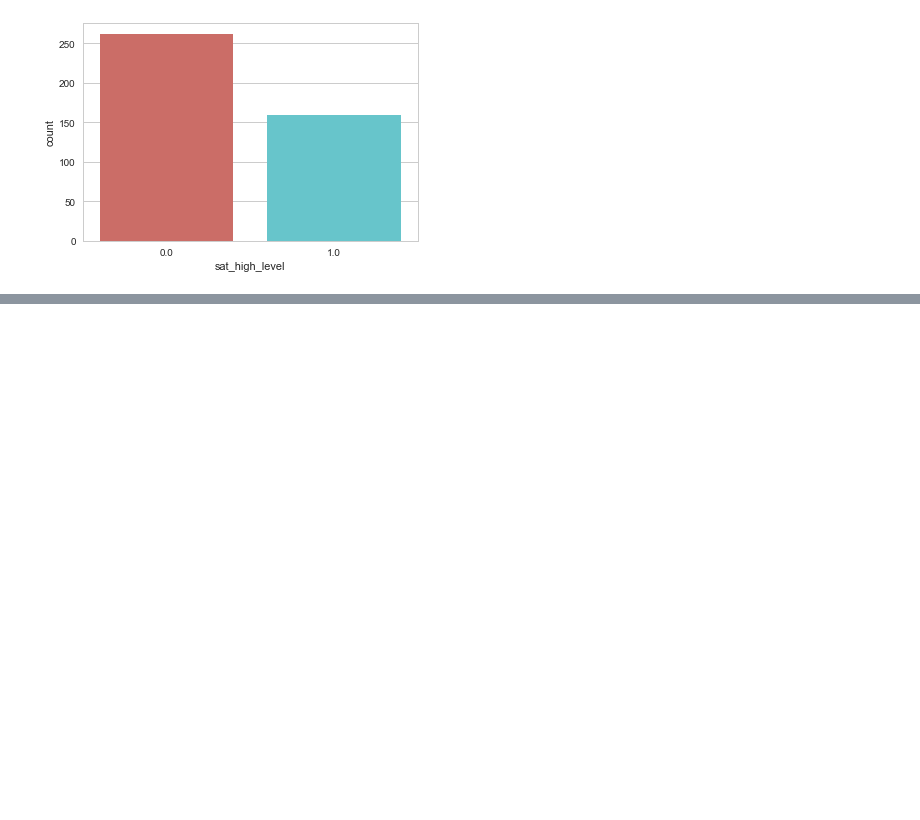
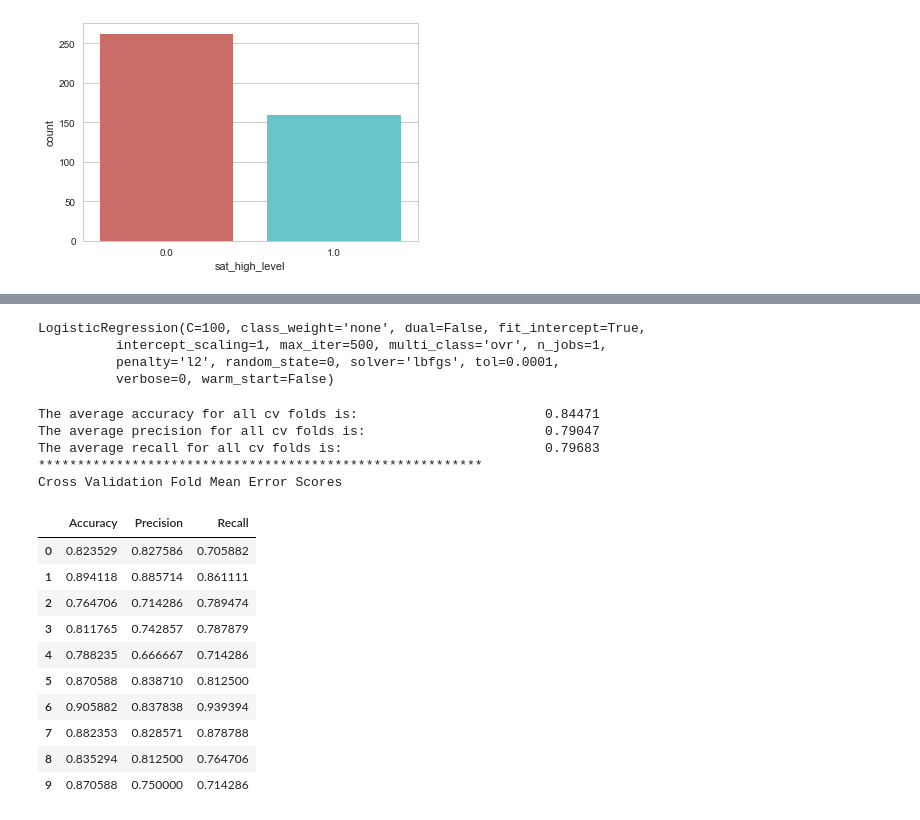
Before and after one commit to jeffweltman/MSDS7331, a Jupyter notebook: Jeff-MiniProject1.ipynb, the cells around one changed output, grey strips where cells are left out. Drawn from its saved outputs; the diff is of its cells as text; code cells hidden in the pictures; blank space fills up the shorter version.

```diff
--- a/Jeff-MiniProject1.ipynb
+++ b/Jeff-MiniProject1.ipynb
@@ -98,0 +102,25 @@ avg / total       0.88      0.88      0.88       336
+# %%
+#Logisitic regression 10-fold cross-validation
+from sklearn.linear_model import LogisticRegression
+regEstimator = LogisticRegression()
+
+
+parameters = { 'penalty':['l2']
+              ,'C': [0.001, 0.01, 0.1, 1, 10, 100, 1000]
+              ,'class_weight': ['balanced', 'none']
+              ,'random_state': [0]
+              ,'solver': ['lbfgs']
+              ,'max_iter':[100,500]
+             }
+
+#Create a grid search object using the
+from sklearn.model_selection import GridSearchCV
+regGridSearch = GridSearchCV(estimator=regEstimator
+                   , n_jobs=4 # jobs to run in parallel
+                   , verbose=1 # low verbosity
+                   , param_grid=parameters
+                   , cv=cv # KFolds = 10
+                   , scoring='accuracy')
+
+#Perform hyperparameter search to find the best combination of parameters for our data
+regGridSearch.fit(X_highSchools, Y)
@@ -98,0 +142,31 @@ avg / total       0.88      0.88      0.88       336
+# %%
+#Diplay the top model parameters
+regGridSearch.best_estimator_
+# %% [output]
+LogisticRegression(C=100, class_weight='none', dual=False, fit_intercept=True,
+          intercept_scaling=1, max_iter=500, multi_class='ovr', n_jobs=1,
+          penalty='l2', random_state=0, solver='lbfgs', tol=0.0001,
+          verbose=0, warm_start=False)
+# %%
+#Use the best parameters for our Linear Regression object
+classifierEst = regGridSearch.best_estimator_
+
+#Evaluate the regression estimator above using our pre-defined cross validation and scoring metrics.
+EvaluateClassifierEstimator(classifierEst, X_highSchools, Y, cv)
+# %% [output]
+The average accuracy for all cv folds is:                        0.84471
+The average precision for all cv folds is:                       0.79047
+The average recall for all cv folds is:                          0.79683
+*********************************************************
+Cross Validation Fold Mean Error Scores
+|  | Accuracy | Precision | Recall |
+| 0 | 0.823529 | 0.827586 | 0.705882 |
+| 1 | 0.894118 | 0.885714 | 0.861111 |
+| 2 | 0.764706 | 0.714286 | 0.789474 |
+| 3 | 0.811765 | 0.742857 | 0.787879 |
+| 4 | 0.788235 | 0.666667 | 0.714286 |
+| 5 | 0.870588 | 0.838710 | 0.812500 |
+| 6 | 0.905882 | 0.837838 | 0.939394 |
+| 7 | 0.882353 | 0.828571 | 0.878788 |
+| 8 | 0.835294 | 0.812500 | 0.764706 |
+| 9 | 0.870588 | 0.750000 | 0.714286 |
```
Also changed, not shown: parts of 28 cells of this notebook.
